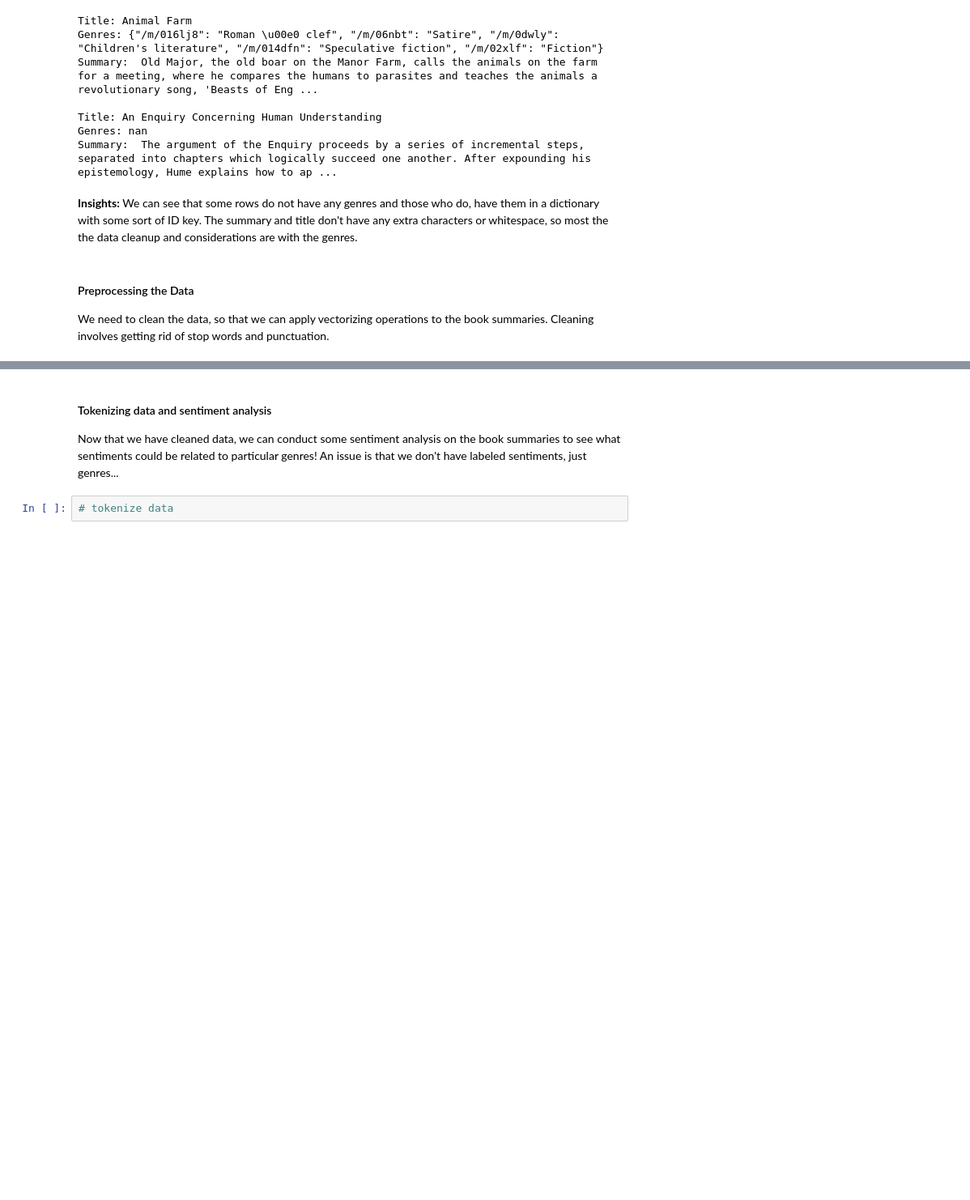
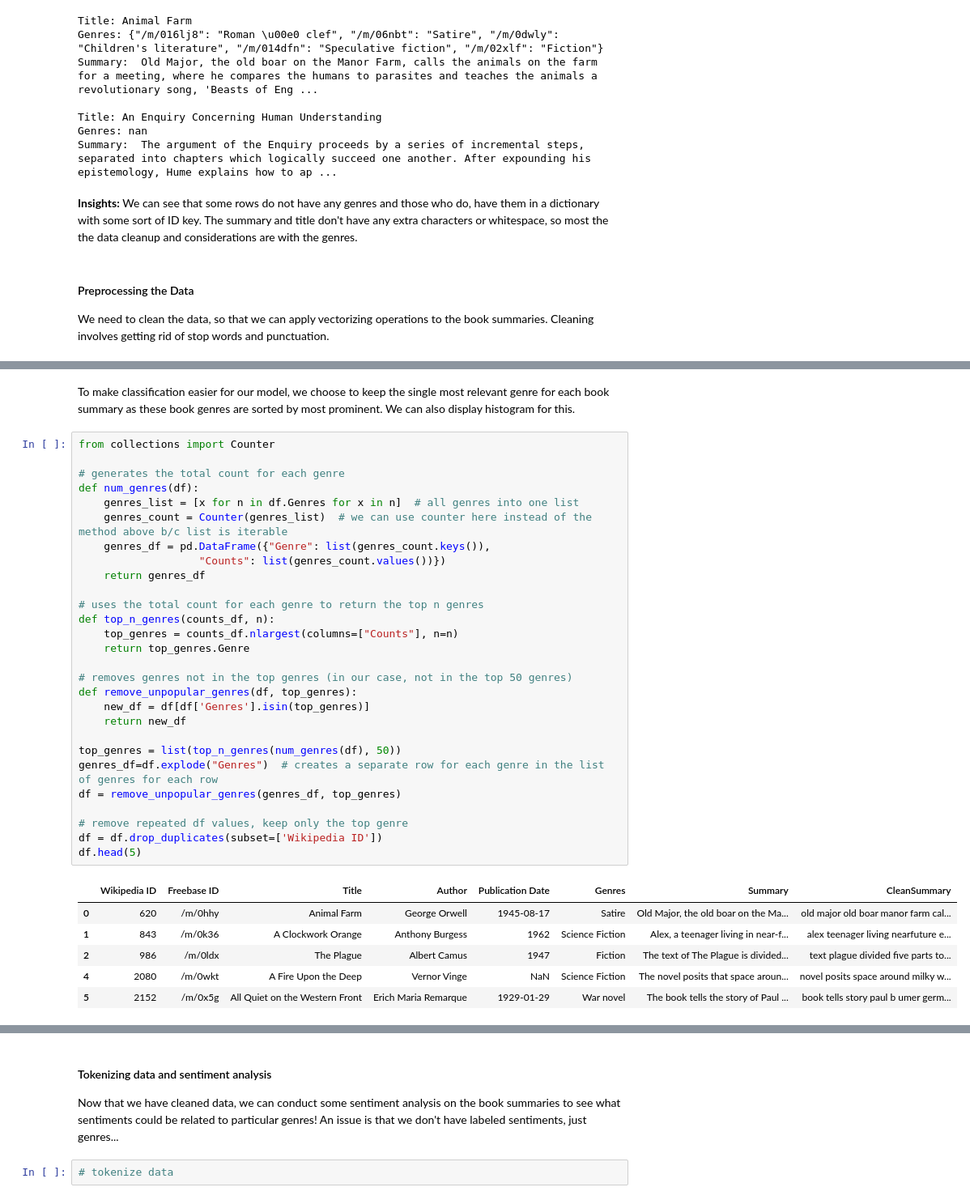
Before and after one commit to alexisechano/CS224N-Book-Summaries, a Jupyter notebook: preprocessing.ipynb, the cells around one changed output, grey strips where cells are left out. Shown: that part at 81% size. Drawn from its saved outputs; the diff is of its cells as text; blank space fills up the shorter version.

```diff
--- a/preprocessing.ipynb
+++ b/preprocessing.ipynb
@@ -134,0 +173,37 @@ df.head(5)
+# %% [markdown]
+To make classification easier for our model, we choose to keep the single most relevant genre for each book summary as these book genres are sorted by most prominent. We can also display histogram for this.
+# %%
+from collections import Counter
+
+# generates the total count for each genre
+def num_genres(df):
+    genres_list = [x for n in df.Genres for x in n]  # all genres into one list
+    genres_count = Counter(genres_list)  # we can use counter here instead of the method above b/c list is iterable
+    genres_df = pd.DataFrame({"Genre": list(genres_count.keys()),
+                   "Counts": list(genres_count.values())})
+    return genres_df
+
+# uses the total count for each genre to return the top n genres
+def top_n_genres(counts_df, n):
+    top_genres = counts_df.nlargest(columns=["Counts"], n=n)
+    return top_genres.Genre
+
+# removes genres not in the top genres (in our case, not in the top 50 genres)
+def remove_unpopular_genres(df, top_genres):
+    new_df = df[df['Genres'].isin(top_genres)]
+    return new_df
+
+top_genres = list(top_n_genres(num_genres(df), 50))
+genres_df=df.explode("Genres")  # creates a separate row for each genre in the list of genres for each row
+df = remove_unpopular_genres(genres_df, top_genres)
+
+# remove repeated df values, keep only the top genre
+df = df.drop_duplicates(subset=['Wikipedia ID'])
+df.head(5)
+# %% [output]
+|  | Wikipedia ID | Freebase ID | Title | Author | Publication Date | Genres | Summary | CleanSummary |
+| 0 | 620 | /m/0hhy | Animal Farm | George Orwell | 1945-08-17 | Satire | Old Major, the old boar on the Ma... | old major old boar manor farm cal... |
+| 1 | 843 | /m/0k36 | A Clockwork Orange | Anthony Burgess | 1962 | Science Fiction | Alex, a teenager living in near-f... | alex teenager living nearfuture e... |
+| 2 | 986 | /m/0ldx | The Plague | Albert Camus | 1947 | Fiction | The text of The Plague is divided... | text plague divided five parts to... |
+| 4 | 2080 | /m/0wkt | A Fire Upon the Deep | Vernor Vinge | NaN | Science Fiction | The novel posits that space aroun... | novel posits space around milky w... |
+| 5 | 2152 | /m/0x5g | All Quiet on the Western Front | Erich Maria Remarque | 1929-01-29 | War novel | The book tells the story of Paul ... | book tells story paul b umer germ... |
```
Also changed, not shown: parts of 7 cells of this notebook.
